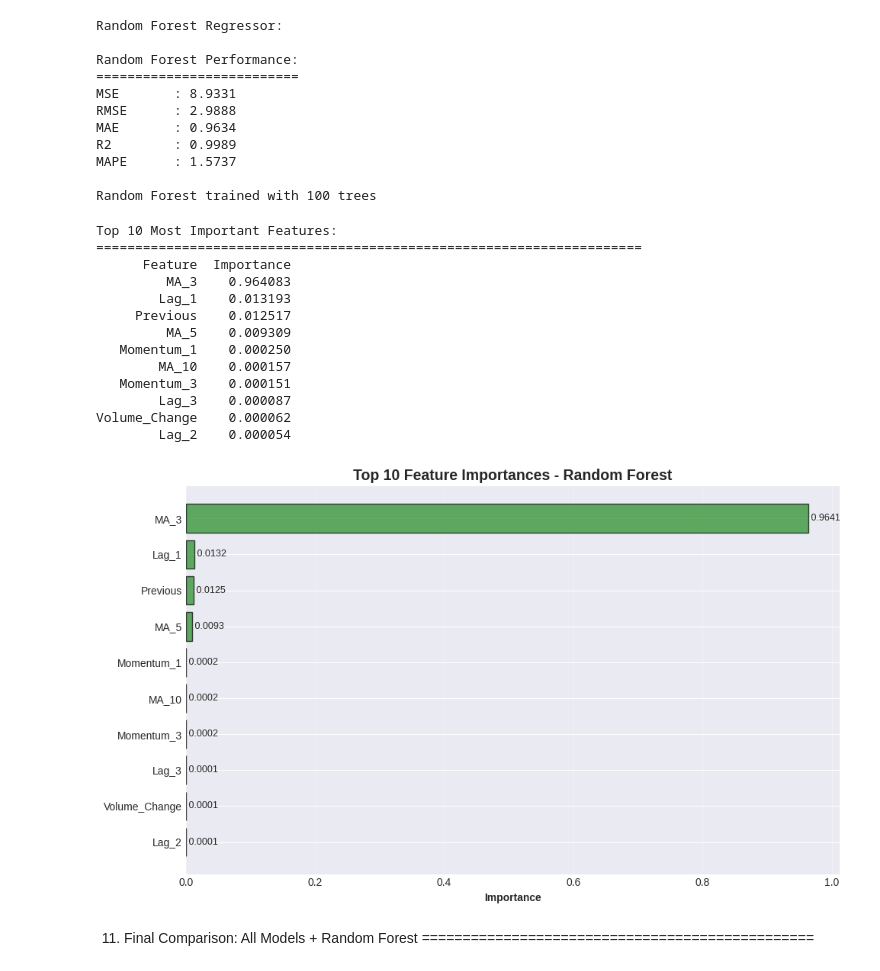
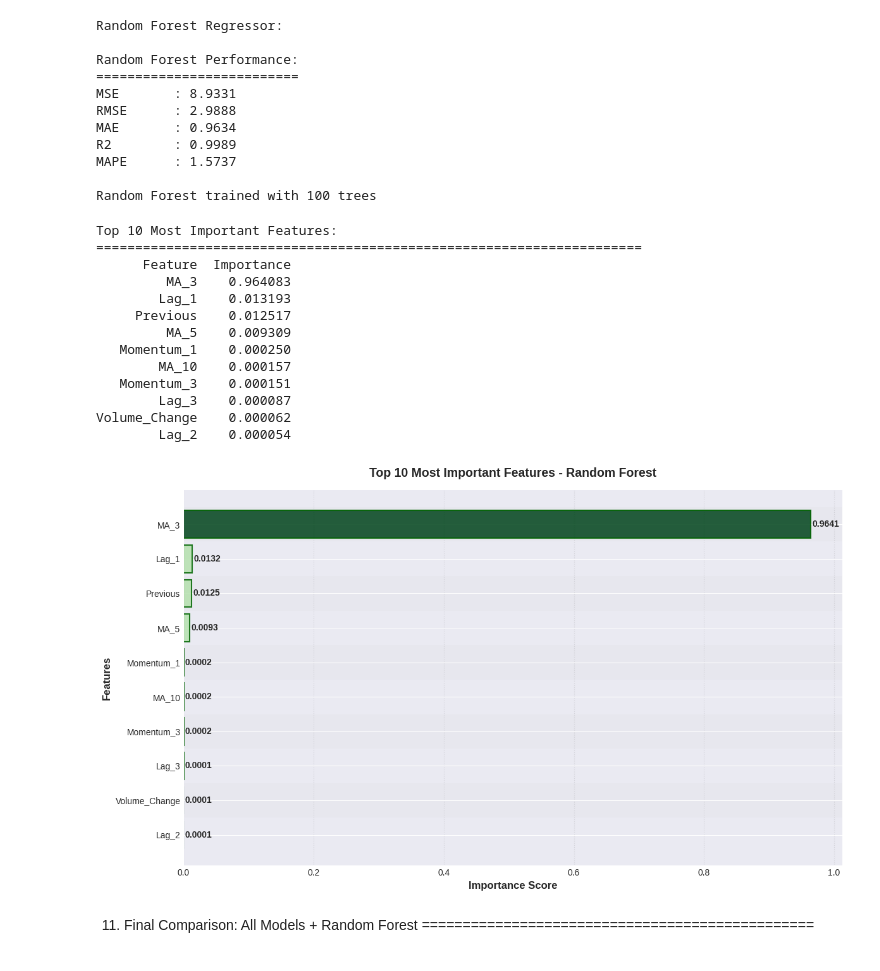
Before and after one commit to janymuong/Computer-Science, a Jupyter notebook: ICS2405-Knowledge-Based-Systems/EVAL1-Linear-Regression/NSE-Stock-Price-Prediction.ipynb, the cells around one changed output. Saved outputs shown, nothing was run; the diff lists cells and outputs as text; code cells hidden in the pictures.

```diff
--- a/ICS2405-Knowledge-Based-Systems/EVAL1-Linear-Regression/NSE-Stock-Price-Prediction.ipynb
+++ b/ICS2405-Knowledge-Based-Systems/EVAL1-Linear-Regression/NSE-Stock-Price-Prediction.ipynb
@@ -173,8 +173,11 @@ This is a model with encoded features
 Load and prep the 3-year dataset for models.
 # %%
 # combine 2010-2012 data
+years = [2010, 2011, 2012]
 dfs = []
-for year in [2010, 2011, 2012]:
+
+
+for year in years:
     df = pd.read_csv(f'NSE-STOCK-PRICE-DATA/NSE_data_all_stocks_{year}.csv')
     df.columns = df.columns.str.strip()  # clean column names
     df['Year'] = year
@@ -187,7 +190,8 @@ print(f"\nDataset shape: {df_combined.shape}")
 print(f"Date range: {df_combined['DATE'].min()} to {df_combined['DATE'].max()}")
 print(f"Unique stocks: {df_combined['CODE'].nunique()}")
 
-df_combined.head()
+# df_combined.head()
+pd.concat([df_combined.head(5), df_combined.tail(5)])
 # %% [output]
 Loaded 2010: 14952 records
 Loaded 2011: 14931 records
@@ -898,40 +907,59 @@ feature_importance = pd.DataFrame({
     'Feature': feature_cols,
     'Importance': rf_model.feature_importances_
 }).sort_values('Importance', ascending=False)
 
 print("\nTop 10 Most Important Features:")
 print("="*70)
 print(feature_importance.head(10).to_string(index=False))
 
 # visualize feature importance
-fig, ax = plt.subplots(figsize=(10, 6))
+fig, ax = plt.subplots(figsize=(12, 7))
 top_10 = feature_importance.head(10)
-ax.barh(top_10['Feature'], top_10['Importance'], color='forestgreen', edgecolor='black', alpha=0.7)
-ax.set_xlabel('Importance', fontweight='bold')
-ax.set_title('Top 10 Feature Importances - Random Forest', fontsize=14, fontweight='bold')
+
+# create gradient colors from dark green (most important) to light green (least important)
+importance_normalized = (top_10['Importance'] - top_10['Importance'].min()) / (top_10['Importance'].max() - top_10['Importance'].min())
+colors = [plt.cm.Greens(0.3 + 0.7 * val) for val in importance_normalized]
+
+# create horizontal bars
+bars = ax.barh(top_10['Feature'], top_10['Importance'], color=colors, edgecolor='darkgreen', linewidth=1.5, alpha=0.85)
+
+# styling
+ax.set_xlabel('Importance Score', fontweight='bold', fontsize=12)
+ax.set_ylabel('Features', fontweight='bold', fontsize=12)
+ax.set_title('Top 10 Most Important Features - Random Forest', fontsize=14, fontweight='bold', pad=15)
 ax.invert_yaxis()
-ax.grid(axis='x', alpha=0.3)
+ax.grid(axis='x', alpha=0.2, linestyle=':', color='gray')
+ax.spines['top'].set_visible(False)
+ax.spines['right'].set_visible(False)
+ax.spines['left'].set_linewidth(1.5)
+ax.spines['bottom'].set_linewidth(1.5)
 
+# value labels formatted
 for i, (feature, importance) in enumerate(zip(top_10['Feature'], top_10['Importance'])):
-    ax.text(importance, i, f' {importance:.4f}', va='center', fontsize=9)
+    ax.text(importance + 0.002, i, f'{importance:.4f}', va='center', fontsize=10, fontweight='bold')
+
+# background shading
+for i in range(len(top_10)):
+    if i % 2 == 0:
+        ax.axhspan(i - 0.5, i + 0.5, facecolor='lightgray', alpha=0.1, zorder=0)
 
 plt.tight_layout()
 plt.show()
 # %% [output]
 Top 10 Most Important Features:
 ======================================================================
       Feature  Importance
          MA_3    0.964083
         Lag_1    0.013193
      Previous    0.012517
          MA_5    0.009309
    Momentum_1    0.000250
         MA_10    0.000157
    Momentum_3    0.000151
         Lag_3    0.000087
 Volume_Change    0.000062
         Lag_2    0.000054
-[figure, old version]
+[figure, new version]
 # %% [markdown]
 11. Final Comparison: All Models + Random Forest
 ================================================
```
Also changed, not shown: parts of 3 cells of this notebook.
